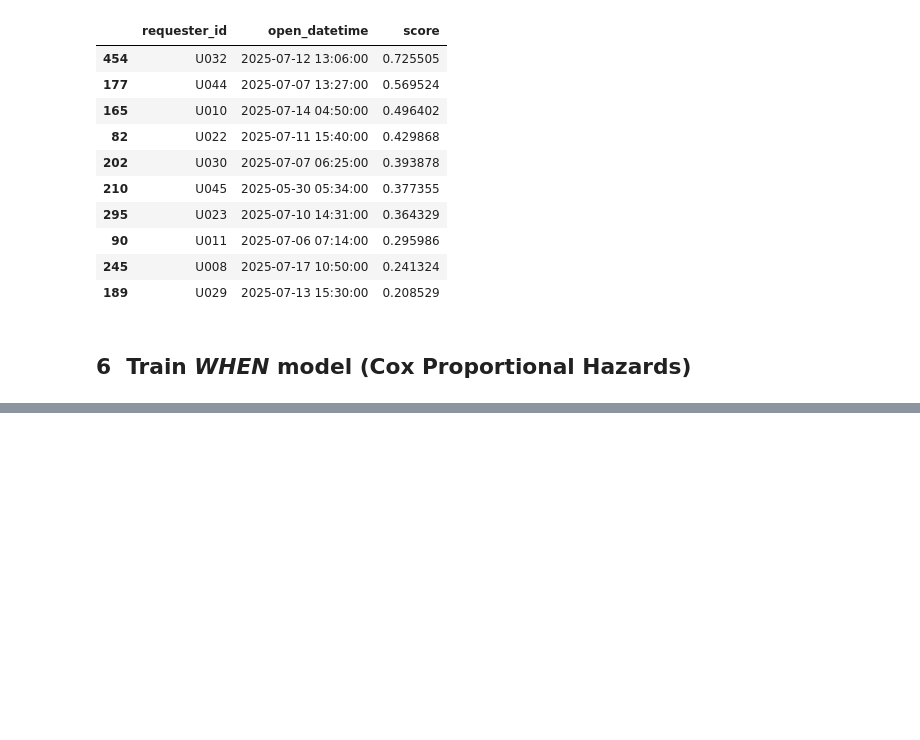
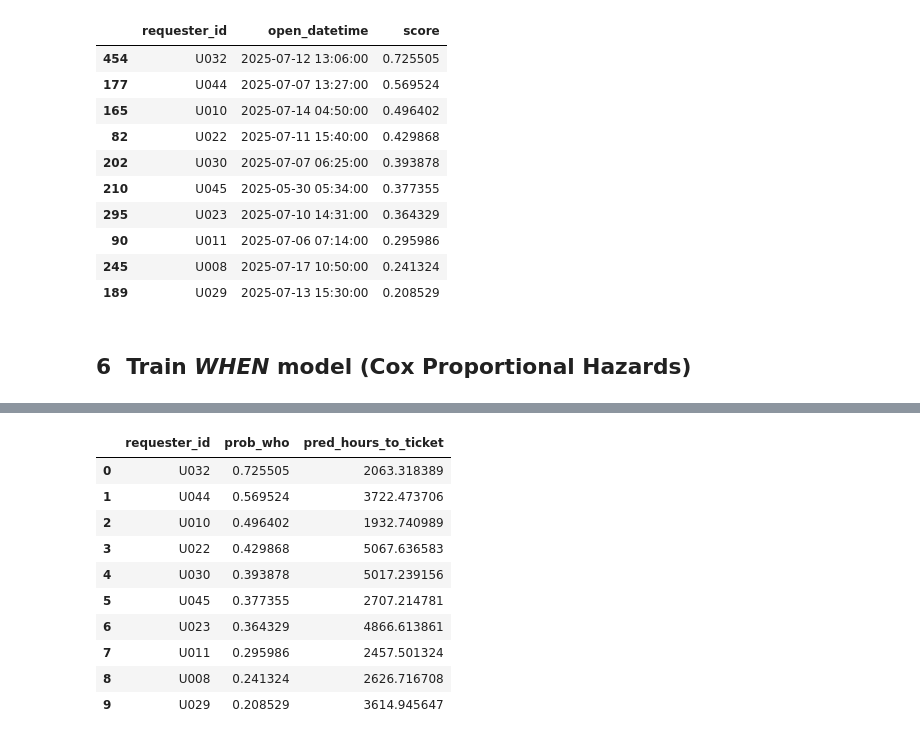
Before and after one commit to saidulislam/access-request-ticket-prediction, a Jupyter notebook: access_ticket_prediction.ipynb, the cells around one changed output, grey strips where cells are left out. Drawn from its saved outputs; the diff is of its cells as text; code cells hidden in the pictures; blank space fills up the shorter version.

```diff
--- a/access_ticket_prediction.ipynb
+++ b/access_ticket_prediction.ipynb
@@ -294,25 +300,72 @@ print(f"WHEN – C‑index: {cindex:.3f}")
 # %%
 ### ==== 7  Predict who & when *today* ====
-### ==== 7  Predict who & when *today* (patched) ====
+### ==== 7  Predict who & when *today*  (PATCHED, self‑contained) ====
 
-# ... all earlier code unchanged ...
+# ---------- CONFIG ----------
+H_PRED = 7      # horizon in days
+TOP_N  = 10     # how many users you want in the shortlist
+# -----------------------------
 
-# ---- WHEN predictions ----
-model_feats = cph.params_.index        # columns CoxPHFitter was trained on
+# 1️⃣  Find “now” (latest timestamp in your data)
+today_dt = df['open_datetime'].max()
 
-if hasattr(cph, "predict_expectation"):          # lifelines ≥ 0.26
+# 2️⃣  One latest row per user up to 'today'
+latest_rows_now = (
+    df[df['open_datetime'] <= today_dt]
+      .sort_values('open_datetime')
+      .groupby('requester_id', as_index=False)
+      .tail(1)                          # returns DataFrame, preserves index
+      .reset_index(drop=True)
+)
+
+# 3️⃣  WHO probability for each user
+latest_rows_now['prob_who'] = (
+    model_who.predict_proba(latest_rows_now[feature_cols])[:, 1]
+)
+
+# 4️⃣  Pick the TOP_N most‑likely users
+candidates = (
+    latest_rows_now.sort_values('prob_who', ascending=False)
+                   .head(TOP_N)
+                   .copy()
+)
+
+# 5️⃣  Build user‑level feature vectors for the WHEN model
+user_feats_now = (
+    candidates[['requester_id'] + feature_cols]     # keep only needed cols
+        .groupby('requester_id', as_index=False)
+        .mean()
+)
+
+# 6️⃣  Predict expected days → convert to hours
+model_feats = cph.params_.index  # features Cox model was trained with
+if hasattr(cph, "predict_expectation"):             # lifelines ≥ 0.26
     expected_days = cph.predict_expectation(user_feats_now[model_feats])
-else:                                            # lifelines 0.25–0.26
+else:                                               # older versions
     expected_days = cph.predict_expected(user_feats_now[model_feats])
 
-user_feats_now['pred_hours_to_ticket'] = expected_days * 24  # days → hours
+user_feats_now['pred_hours_to_ticket'] = expected_days * 24  # days → hours
 
-# ---- Merge & display ----
+# 7️⃣  Merge WHO + WHEN signals
 final_pred = (
     candidates[['requester_id', 'prob_who']]
         .merge(user_feats_now[['requester_id', 'pred_hours_to_ticket']],
                on='requester_id')
         .sort_values('prob_who', ascending=False)
         .reset_index(drop=True)
 )
+
+# 8️⃣  Display
 final_pred
+# %% [output]
+|  | requester_id | prob_who | pred_hours_to_ticket |
+| 0 | U032 | 0.725505 | 2063.318389 |
+| 1 | U044 | 0.569524 | 3722.473706 |
+| 2 | U010 | 0.496402 | 1932.740989 |
+| 3 | U022 | 0.429868 | 5067.636583 |
+| 4 | U030 | 0.393878 | 5017.239156 |
+| 5 | U045 | 0.377355 | 2707.214781 |
+| 6 | U023 | 0.364329 | 4866.613861 |
+| 7 | U011 | 0.295986 | 2457.501324 |
+| 8 | U008 | 0.241324 | 2626.716708 |
+| 9 | U029 | 0.208529 | 3614.945647 |
```
Also changed, not shown: parts of 3 cells of this notebook.
